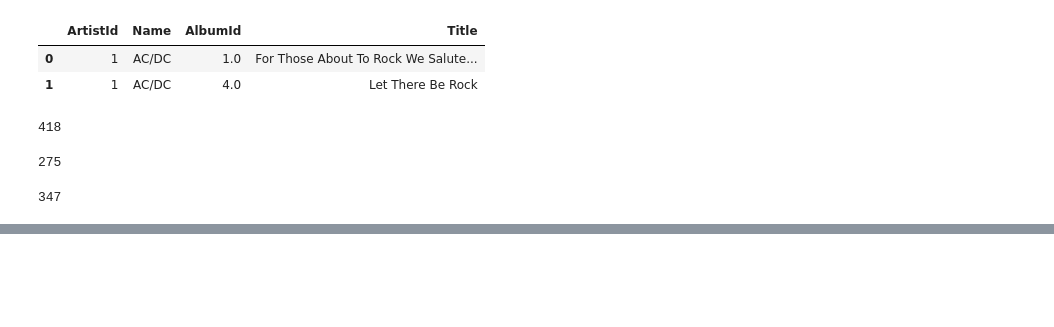
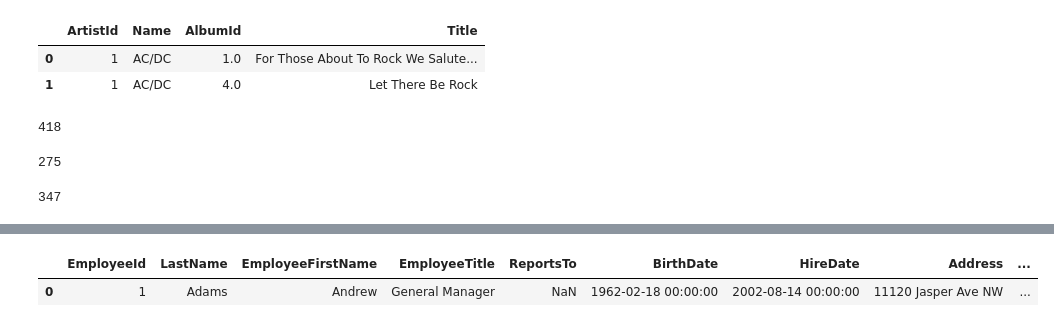
Before and after one commit to olaoluwaoyebola/PORA-Data-Science, a Jupyter notebook: Python/practical_class.ipynb, the cells around one changed output, grey strips where cells are left out. Saved outputs shown, nothing was run; the diff lists cells and outputs as text; code cells hidden in the pictures; blank space fills up the shorter version.

```diff
--- a/Python/practical_class.ipynb
+++ b/Python/practical_class.ipynb
@@ -128,2 +129,10 @@ len(Album)
+# %%
+Employee = Employee.rename(columns = {"FirstName": "EmployeeFirstName",
+                           "Title": "EmployeeTitle",
+                           "City": "EmployeeCity"})
+Employee.head(1)
+# %% [output]
+|  | EmployeeId | LastName | EmployeeFirstName | EmployeeTitle | ReportsTo | BirthDate | HireDate | Address | ... |
+| 0 | 1 | Adams | Andrew | General Manager | NaN | 1962-02-18 00:00:00 | 2002-08-14 00:00:00 | 11120 Jasper Ave NW | ... |
 # %%
 # join tables employee -> customer -> invoice -> invoiceline
```
Also changed, not shown: parts of 10 cells of this notebook.
